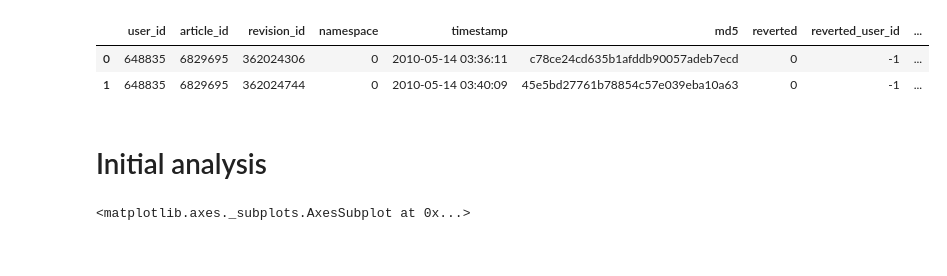
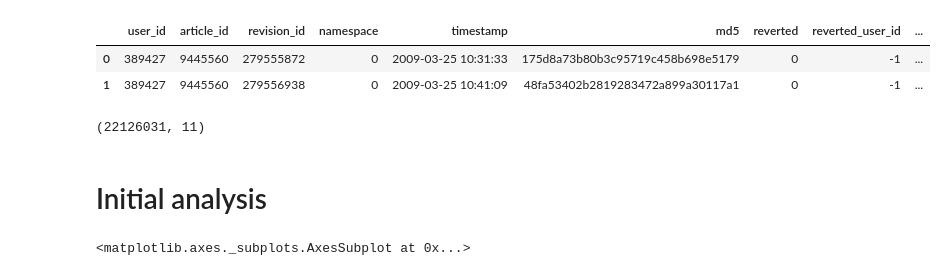
Before and after one commit to leportella/wiki-analysis, a Jupyter notebook: notebooks/insights/01-Insights-Edits.ipynb, the cells around one changed output. Drawn from its saved outputs; the diff is of its cells as text; code cells hidden in the pictures.

```diff
--- a/notebooks/insights/01-Insights-Edits.ipynb
+++ b/notebooks/insights/01-Insights-Edits.ipynb
@@ -7,10 +10,14 @@ import pandas as pd
 # %%
-edits = pd.read_csv('../../data/edits_sampled_5000_users.csv')
+edits = pd.read_csv('../../data/external/edits.tsv', sep='\t')
 edits.head(2)
 # %% [output]
 |  | user_id | article_id | revision_id | namespace | timestamp | md5 | reverted | reverted_user_id | ... |
-| 0 | 648835 | 6829695 | 362024306 | 0 | 2010-05-14 03:36:11 | c78ce24cd635b1afddb90057adeb7ecd | 0 | -1 | ... |
-| 1 | 648835 | 6829695 | 362024744 | 0 | 2010-05-14 03:40:09 | 45e5bd27761b78854c57e039eba10a63 | 0 | -1 | ... |
+| 0 | 389427 | 9445560 | 279555872 | 0 | 2009-03-25 10:31:33 | 175d8a73b80b3c95719c458b698e5179 | 0 | -1 | ... |
+| 1 | 389427 | 9445560 | 279556938 | 0 | 2009-03-25 10:41:09 | 48fa53402b2819283472a899a30117a1 | 0 | -1 | ... |
+# %%
+edits.shape
+# %% [output]
+(22126031, 11)
 # %% [markdown]
 # Initial analysis
 # %%
```
Also changed, not shown: parts of 43 cells of this notebook, 1 other file.
